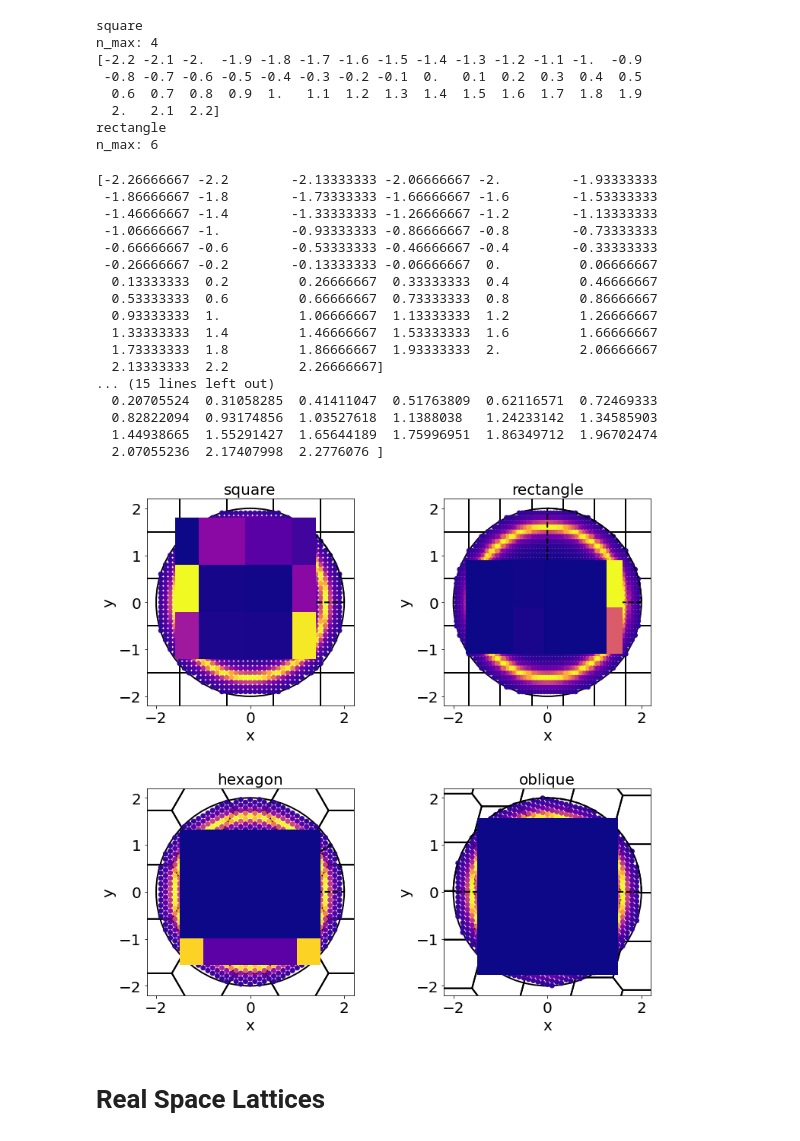
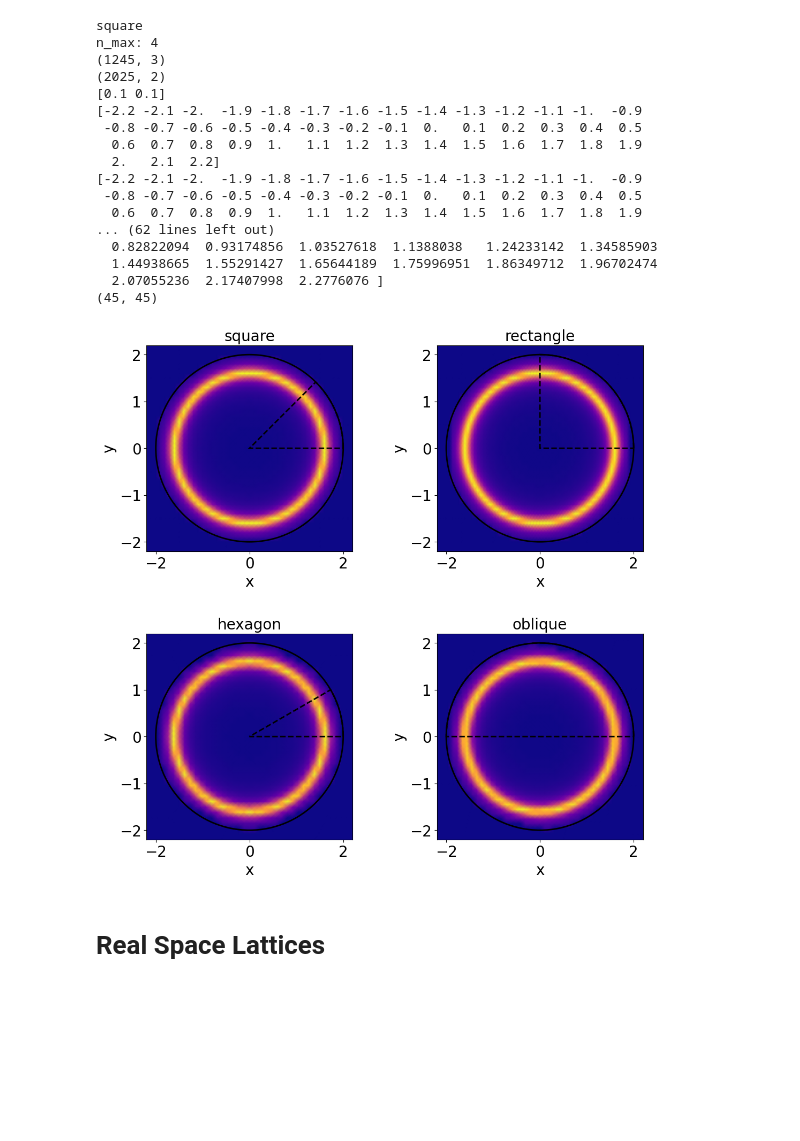
Before and after one commit to jcmwave/reciprocal, a Jupyter notebook: notebooks/examples.ipynb, the cells around one changed output. Saved outputs shown, nothing was run; the diff lists cells and outputs as text; code cells hidden in the pictures; blank space fills up the shorter version.

```diff
--- a/notebooks/examples.ipynb
+++ b/notebooks/examples.ipynb
@@ -22,14 +23,15 @@ plt.rcParams['ytick.labelsize'] = 20
 plt.rcParams['image.cmap']='plasma'
 # %%
 def get_lattice_vectors(shape):
+    period = 310.561*1e-9
     if shape == 'square':
-        return LatticeVectors.from_lengths_angle(np.pi*2, np.pi*2, 90.)
+        return LatticeVectors.from_lengths_angle(period, period, 90.)
     elif shape == 'rectangle':
-        return LatticeVectors.from_lengths_angle(np.pi*2*1.5, np.pi*2, 90.)
+        return LatticeVectors.from_lengths_angle(period*1.5, period, 90.)
     elif shape == 'hexagon':
-        return LatticeVectors.from_lengths_angle(np.pi*2, np.pi*2, 60.)
+        return LatticeVectors.from_lengths_angle(period, period, 60.)
     elif shape == 'oblique':
-        return LatticeVectors.from_lengths_angle(np.pi*2, np.pi*2, 75.)
+        return LatticeVectors.from_lengths_angle(period, period, 75.)
 
 def get_symmetry(shape):
     if shape == 'square':
@@ -155,63 +203,68 @@ for ilat, lat_shape in enumerate(['square', 'rectangle', 'hexagon', 'oblique']):
 
     regular_sampling_ky = np.arange(0, k0*1.1+max_lengths[1], max_lengths[1])
     regular_sampling_ky = np.concatenate([-regular_sampling_ky[:0:-1], regular_sampling_ky])
 
-    KX, KY = np.meshgrid(kx, ky, indexing='ij')
+    KX, KY = np.meshgrid(regular_sampling_kx, regular_sampling_ky, indexing='ij')
     Z = np.zeros(KX.shape)
-    for ix in range(KX.shape[0]):
-        for iy in range(KX.shape[1]):
-            kx = KX[ix, iy]
-            ky = KY[ix, iy]
-            index = np.where( np.logical_and(np.isclose(all_points[:,0], kx), np.isclose(all_points[:,1], ky)))
+
+    #interp = LinearNDInterpolator(all_points[:,:2], all_values, fill_value=0.)
+    interp = CloughTocher2DInterpolator(all_points[:,:2], all_values, fill_value=0.)
+
+    grid = np.vstack([KX.flatten(), KY.flatten()]).T
+    print(all_points.shape)
+    print(grid.shape)
+
+
+    #for ix in range(KX.shape[0]):
+    #    for iy in range(KX.shape[1]):
+    #        kx = KX[ix, iy]
+    #        ky = KY[ix, iy]
+            #index = np.where( np.logical_and(np.isclose(all_points[:,0], kx), np.isclose(all_points[:,1], ky)))
             #print(index)
             #print(len(index))
-            if len(index[0]) > 0:
-                Z[ix, iy] = all_values[index[0]]
+            #if len(index[0]) > 0:
+            #    Z[ix, iy] = all_values[index[0]]
+    Z = interp(grid).reshape(KX.shape)
 
-    plt.pcolormesh(KX, KY, Z)
+    plt.pcolormesh(KX, KY, Z, shading='gouraud')
     #interp = RectBivariateSpline(all_points[:,0], all_points[:,1], )
 
+    print(max_lengths)
+    print(regular_sampling_kx)
+    print(regular_sampling_ky)
 
-    print(regular_sampling_kx)
+    print(KX.shape)
     #print(all_points.shape)
     #print(all_values.shape)
     #print("int element: {}".format(int_element))
     #print(np.sum(all_values))
     #print(int_element*np.sum(all_values))
     #print(np.pi*k0**2)
     #print("estimate: {}".format(int_element*np.sum(all_values)/(np.pi*k0**2)))
     plt.xlabel('x')
     plt.ylabel('y')
     plt.xlim([-k0*1.1, k0*1.1])
     plt.ylim([-1.1*k0, 1.1*k0])
     plt.title(lat_shape, fontsize=20)
 # %% [output]
 square
 n_max: 4
+(1245, 3)
+(2025, 2)
+[0.1 0.1]
 [-2.2 -2.1 -2.  -1.9 -1.8 -1.7 -1.6 -1.5 -1.4 -1.3 -1.2 -1.1 -1.  -0.9
  -0.8 -0.7 -0.6 -0.5 -0.4 -0.3 -0.2 -0.1  0.   0.1  0.2  0.3  0.4  0.5
   0.6  0.7  0.8  0.9  1.   1.1  1.2  1.3  1.4  1.5  1.6  1.7  1.8  1.9
   2.   2.1  2.2]
-rectangle
-n_max: 6
+[-2.2 -2.1 -2.  -1.9 -1.8 -1.7 -1.6 -1.5 -1.4 -1.3 -1.2 -1.1 -1.  -0.9
+ -0.8 -0.7 -0.6 -0.5 -0.4 -0.3 -0.2 -0.1  0.   0.1  0.2  0.3  0.4  0.5
+  0.6  0.7  0.8  0.9  1.   1.1  1.2  1.3  1.4  1.5  1.6  1.7  1.8  1.9
+... (62 lines left out)
+  0.82822094  0.93174856  1.03527618  1.1388038   1.24233142  1.34585903
+  1.44938665  1.55291427  1.65644189  1.75996951  1.86349712  1.96702474
+  2.07055236  2.17407998  2.2776076 ]
+(45, 45)
-[-2.26666667 -2.2        -2.13333333 -2.06666667 -2.         -1.93333333
- -1.86666667 -1.8        -1.73333333 -1.66666667 -1.6        -1.53333333
- -1.46666667 -1.4        -1.33333333 -1.26666667 -1.2        -1.13333333
- -1.06666667 -1.         -0.93333333 -0.86666667 -0.8        -0.73333333
- -0.66666667 -0.6        -0.53333333 -0.46666667 -0.4        -0.33333333
- -0.26666667 -0.2        -0.13333333 -0.06666667  0.          0.06666667
-  0.13333333  0.2         0.26666667  0.33333333  0.4         0.46666667
-  0.53333333  0.6         0.66666667  0.73333333  0.8         0.86666667
-  0.93333333  1.          1.06666667  1.13333333  1.2         1.26666667
-  1.33333333  1.4         1.46666667  1.53333333  1.6         1.66666667
-  1.73333333  1.8         1.86666667  1.93333333  2.          2.06666667
-  2.13333333  2.2         2.26666667]
-... (15 lines left out)
-  0.20705524  0.31058285  0.41411047  0.51763809  0.62116571  0.72469333
-  0.82822094  0.93174856  1.03527618  1.1388038   1.24233142  1.34585903
-  1.44938665  1.55291427  1.65644189  1.75996951  1.86349712  1.96702474
-  2.07055236  2.17407998  2.2776076 ]
-[figure, old version]
+[figure, new version]
 # %% [markdown]
 # Real Space Lattices
 # %%
```
Also changed, not shown: parts of 2 cells of this notebook, 1 other file.
